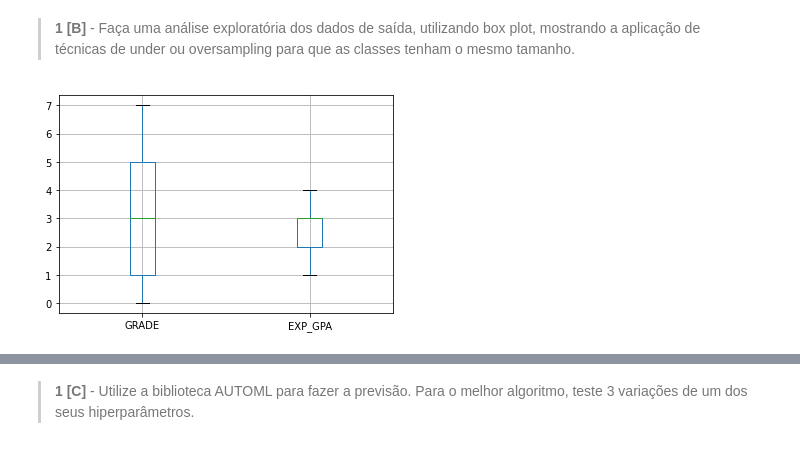
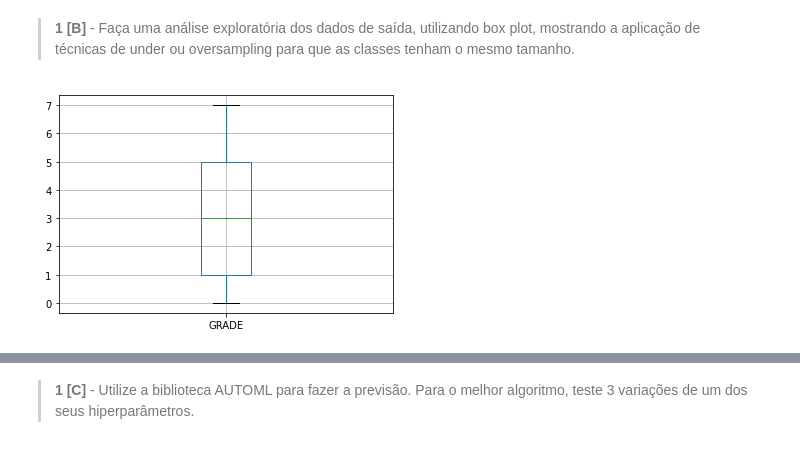
Before and after one commit to cori4nder/ia, a Jupyter notebook: Test02/Avaliacao02-IA-2022.ipynb, the cells around one changed output, grey strips where cells are left out. Drawn from its saved outputs; the diff is of its cells as text; code cells hidden in the pictures.

```diff
--- a/Test02/Avaliacao02-IA-2022.ipynb
+++ b/Test02/Avaliacao02-IA-2022.ipynb
@@ -204,7 +204,7 @@ corr.style.background_gradient(cmap = "coolwarm")
 # %% [markdown]
 > **1 [B]** - Faça uma análise exploratória dos dados de saída, utilizando box plot, mostrando a aplicação de técnicas de under ou oversampling para que as classes tenham o mesmo tamanho. <br>
 # %%
-dstudent.boxplot(column=['GRADE', 'EXP_GPA'])
+dstudent.boxplot(column=['GRADE'])
 plt.show()
 # %% [output]
-[figure, old version]
+[figure, new version]
```
Also changed, not shown: parts of 2 cells of this notebook, 1 other file.
